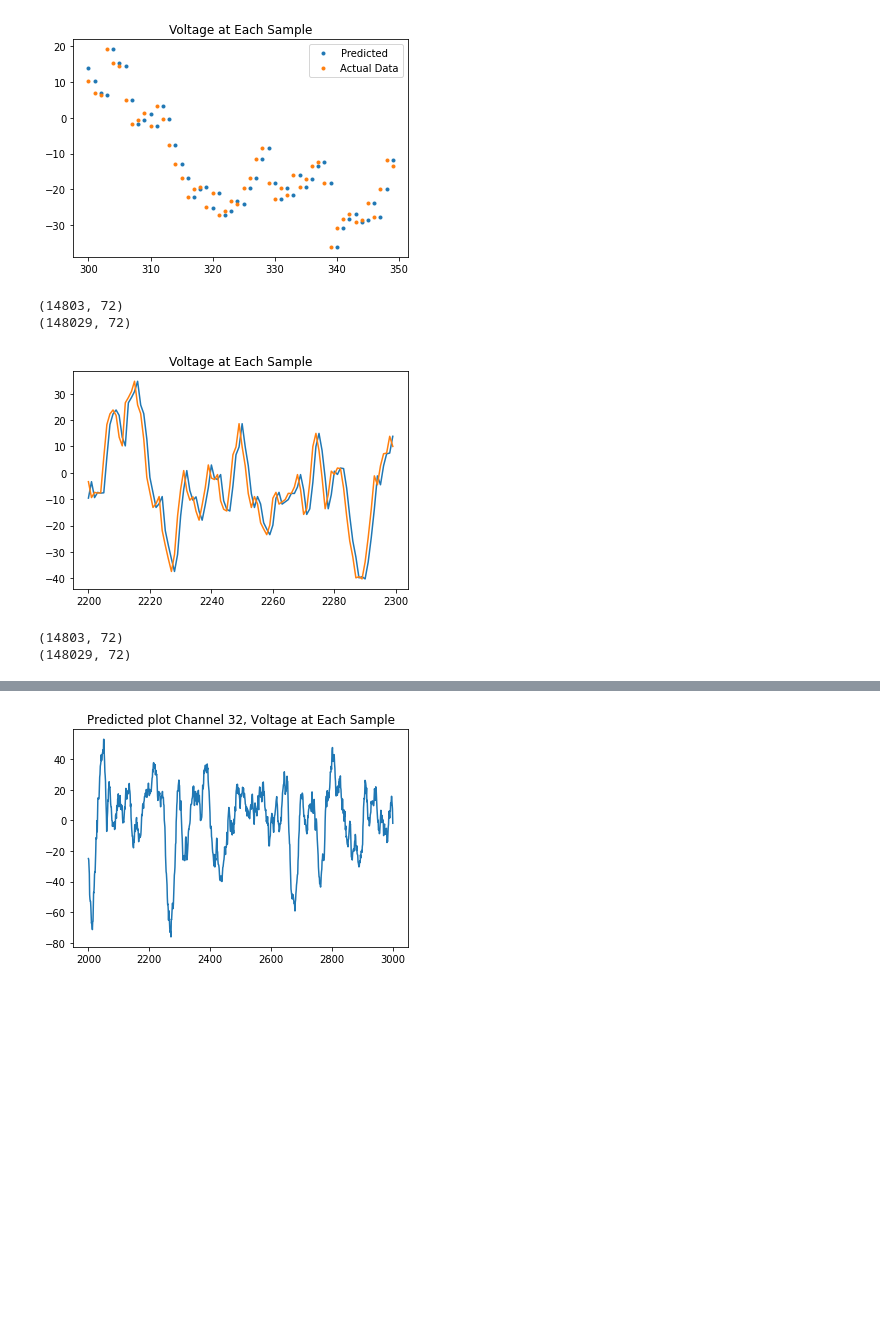
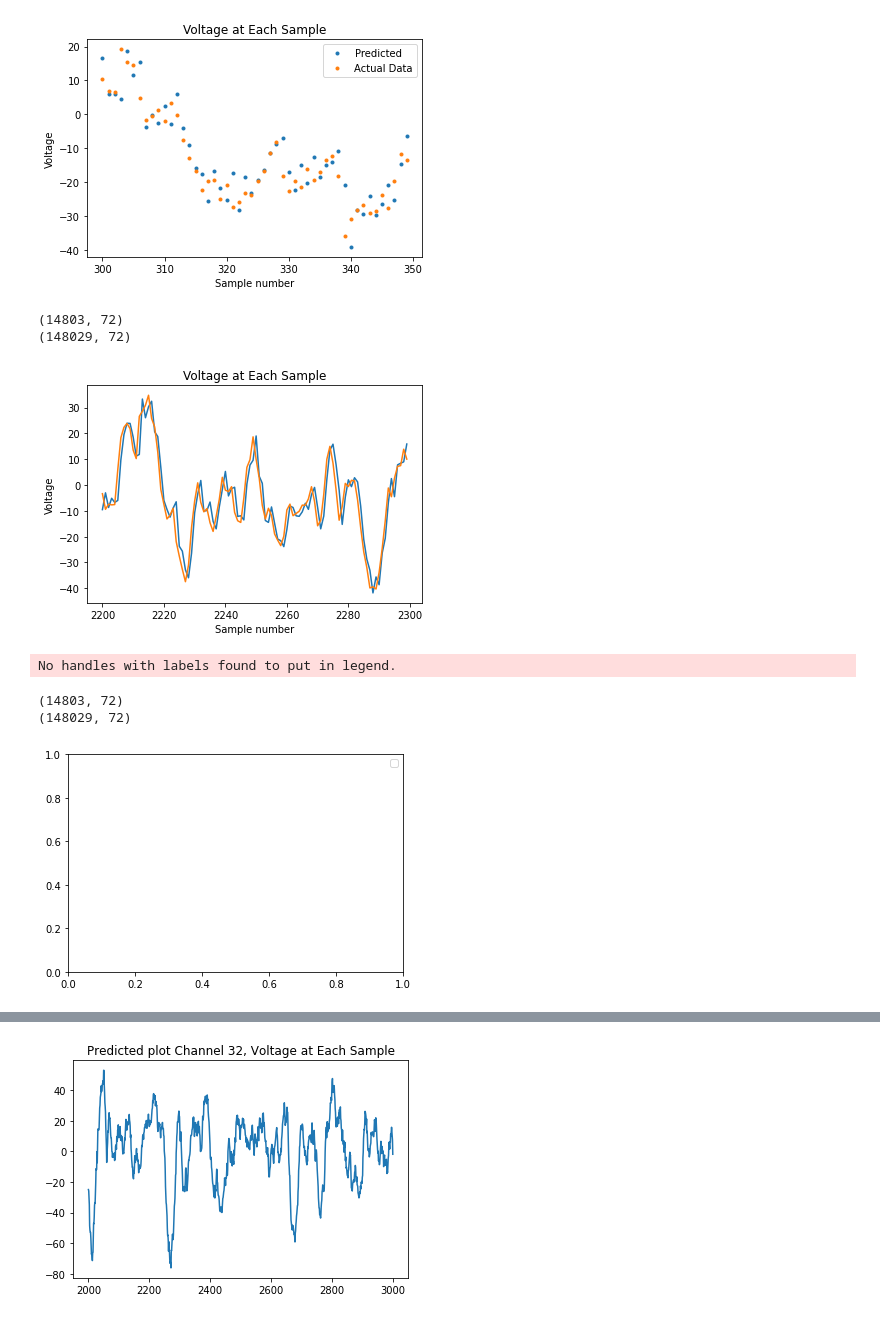
Before and after one commit to parkerPDF/ece697, a Jupyter notebook: PlottingData.ipynb, the cells around one changed output, grey strips where cells are left out. Saved outputs shown, nothing was run; the diff lists cells and outputs as text; code cells hidden in the pictures; blank space fills up the shorter version.

```diff
--- a/PlottingData.ipynb
+++ b/PlottingData.ipynb
@@ -37,8 +37,8 @@ pred = RR.predict(featureMat[test_in, :])
 
 #pred2 = functionList.predRrOutput(featureMat[:, :], featureMat[:,:], xClean[:], 0, 0)
 # %%
-print(RR.coef_.shape)
-RR.coef_[0: ,0:] = 0
-for i in range(RR.coef_.shape[0]):
-    RR.coef_[i, i] = 1
-pred = RR.predict(featureMat[test_in, :])
+#print(RR.coef_.shape)
+#RR.coef_[0: ,0:] = 0
+#for i in range(RR.coef_.shape[0]):
+#    RR.coef_[i, i] = 1
+#pred = RR.predict(featureMat[test_in, :])
@@ -116,27 +114,35 @@ plt.plot(range(start, stop), pred[range(start, stop),chan], ".", label = f"Predi
 plt.title(f"Voltage at Each Sample")
 plt.plot(range(start, stop), xClean[range(start, stop),chan], ".", label = f"Actual Data")
 plt.legend()
+plt.xlabel("Sample number")
+plt.ylabel("Voltage")
 plt.show()
 print(pred.shape)
 print(xClean.shape)  #Blue is predicted, Orange is real
 # %% [output]
-[figure, old version]
+[figure, new version]
 (14803, 72)
 (148029, 72)
 # %%
 plt.plot(range(2200, 2300), pred[range(2200,2300),chan], "-", label = f"Predicted")
 
 
 plt.title(f"Voltage at Each Sample")
 plt.plot(range(2200, 2300), xClean[range(2200,2300),chan], "-", label = f"Actual Data")
+plt.xlabel("Sample number")
+plt.ylabel("Voltage")
+plt.legend()
 plt.show()
-#plt.legend()
+
+plt.legend()
 print(pred.shape)
 print(xClean.shape)  #Blue is predicted, Orange is real
 # %% [output]
-[figure, old version]
+[figure, new version]
-(14803, 72)
-(148029, 72)
+No handles with labels found to put in legend.
+(14803, 72)
+(148029, 72)
+[figure, added]
 # %%
 #FULL DATA, NO HOLDOUT
 
```
Also changed, not shown: parts of 5 cells of this notebook, 3 other files.
